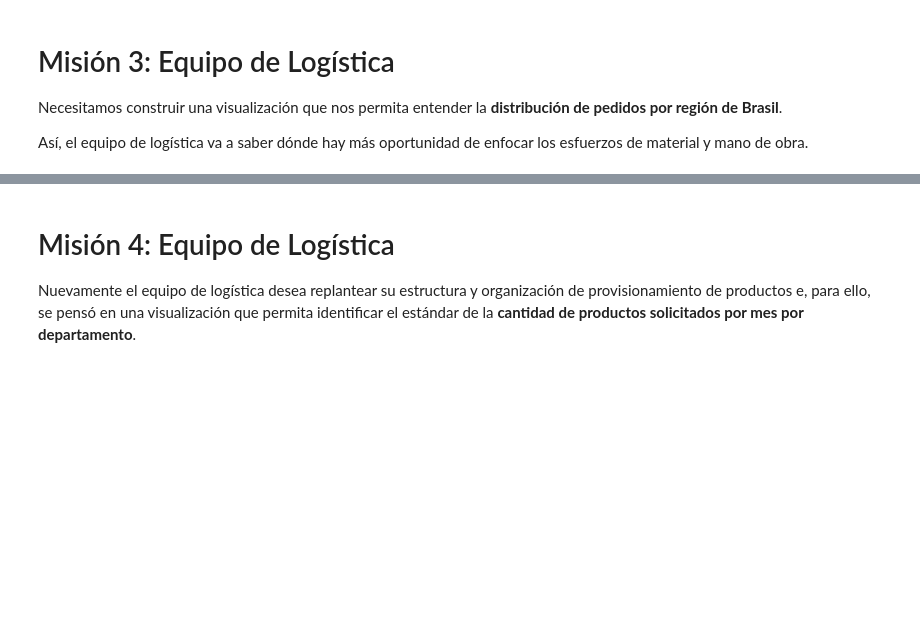
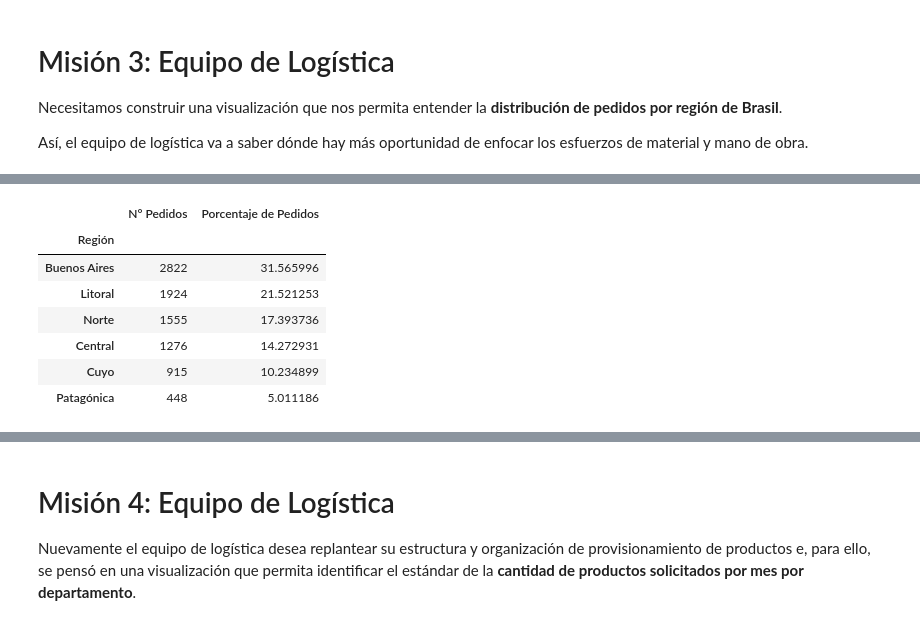
Before and after one commit to LordAguaKate/Pandas, a Jupyter notebook: Estilizacion_de_tablas.ipynb, the cells around one changed output, grey strips where cells are left out. Drawn from its saved outputs; the diff is of its cells as text; code cells hidden in the pictures; blank space fills up the shorter version.

```diff
--- a/Estilizacion_de_tablas.ipynb
+++ b/Estilizacion_de_tablas.ipynb
@@ -356,0 +404,21 @@ Así, el equipo de logística va a saber dónde hay más oportunidad de enfocar
+# %%
+encabezado = {
+    'selector': 'th',
+    'props': 'font-weight: bold; font-family: Arial; text-align: right; background-color: white; color: black; text-transform: capitalize;'
+}
+
+celdas = {
+    'selector': 'td',
+    'props': 'background-color: white; color: black; text-align: right;'
+}
+
+estilo_region.set_table_styles([encabezado, celdas])
+# %% [output]
+|  | N° Pedidos | Porcentaje de Pedidos |
+| Región |  |  |
+| Buenos Aires | 2822 | 31.565996 |
+| Litoral | 1924 | 21.521253 |
+| Norte | 1555 | 17.393736 |
+| Central | 1276 | 14.272931 |
+| Cuyo | 915 | 10.234899 |
+| Patagónica | 448 | 5.011186 |
```
Also changed, not shown: parts of 6 cells of this notebook.
